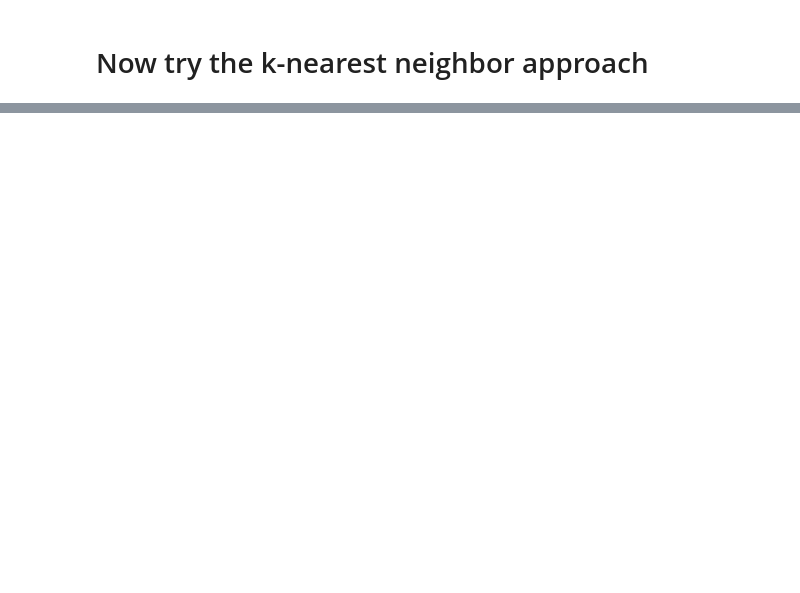
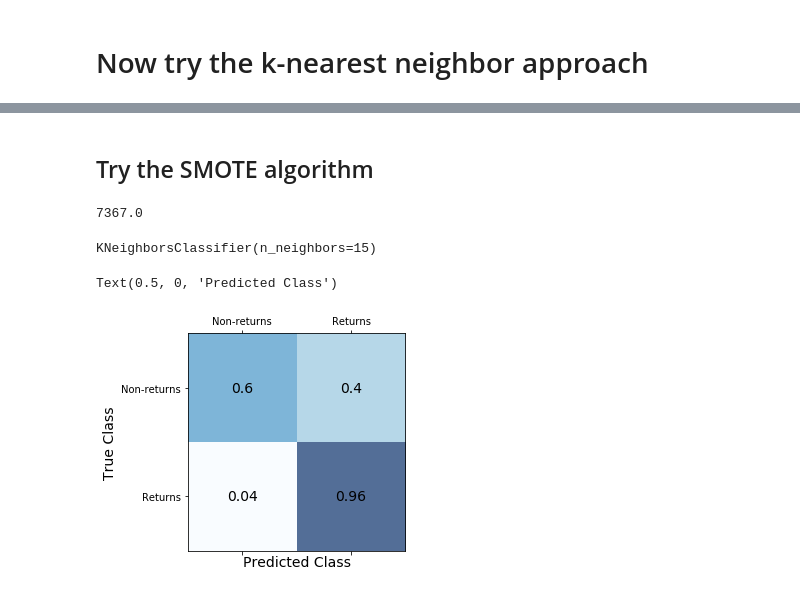
Before and after one commit to tobiaspiechowiak/HA-data-logging, a Jupyter notebook: Detecting_returns_with_5_predictors.ipynb, the cells around one changed output, grey strips where cells are left out. Cells and saved outputs as stored; diff of their text form; code cells hidden in the pictures; blank space fills up the shorter version.

```diff
--- a/Detecting_returns_with_5_predictors.ipynb
+++ b/Detecting_returns_with_5_predictors.ipynb
@@ -1265,0 +1452,10 @@ for idx in range(6,20):
+# %% [markdown]
+## Try the SMOTE algorithm
+# %%
+#now try with first splitting into train-test set and then resample
+X_ = np.concatenate([plot_data_1,
+                     plot_data_2,
+                     plot_data_3,
+                     plot_data_4,
+                     plot_data_5],axis=1)
+Y_ = class_labels_array
@@ -1265,0 +1467,12 @@ for idx in range(6,20):
+# %%
+#apply SMOTE method
+over = SMOTE(sampling_strategy=0.2, k_neighbors = 10) #sample to
+under = RandomUnderSampler(sampling_strategy=1)
+steps = [('o', over), ('u', under)]
+pipeline = Pipeline(steps=steps)
+# transform the dataset
+X, y = pipeline.fit_resample(X_, Y_)
+# %%
+X.shape[0] / 2
+# %% [output]
+7367.0
@@ -1265,0 +1482,33 @@ for idx in range(6,20):
+# %%
+#split the data first
+trainX_KNN, testX_KNN, trainY_KNN, testY_KNN = train_test_split(X, y, test_size=0.20, random_state=0)
+# %%
+# Cross-validation
+knn = KNeighborsClassifier(n_neighbors = 15)
+knn.fit(trainX_KNN,trainY_KNN)
+# %% [output]
+KNeighborsClassifier(n_neighbors=15)
+# %%
+#now plot the cofusion matrix
+from sklearn.metrics import confusion_matrix
+cfm = confusion_matrix(testY_KNN, knn.predict(testX_KNN))
+cfm_norm = np.around(cfm / cfm.sum(axis=1),2)
+
+#nicer confusion matrix
+fig, ax = plt.subplots(figsize = (4, 4))
+ax.matshow(cfm_norm,cmap=plt.cm.Blues,alpha=0.7)
+
+for i in range(cfm_norm.shape[0]):
+    for j in range(cfm_norm.shape[1]):
+        ax.text(x=j,y=i, s=cfm_norm[i,j],va='center',ha='center', fontsize = 14)
+
+ax.set_xticks([0,1])
+ax.set_yticks([0,1])
+ax.set_xticklabels(['Non-returns','Returns'])
+ax.set_yticklabels(['Non-returns','Returns'])
+
+ax.set_ylabel('True Class',fontsize=14)
+ax.set_xlabel('Predicted Class',fontsize=14)
+# %% [output]
+Text(0.5, 0, 'Predicted Class')
+[figure, added]
```
Also changed, not shown: parts of 57 cells of this notebook.
